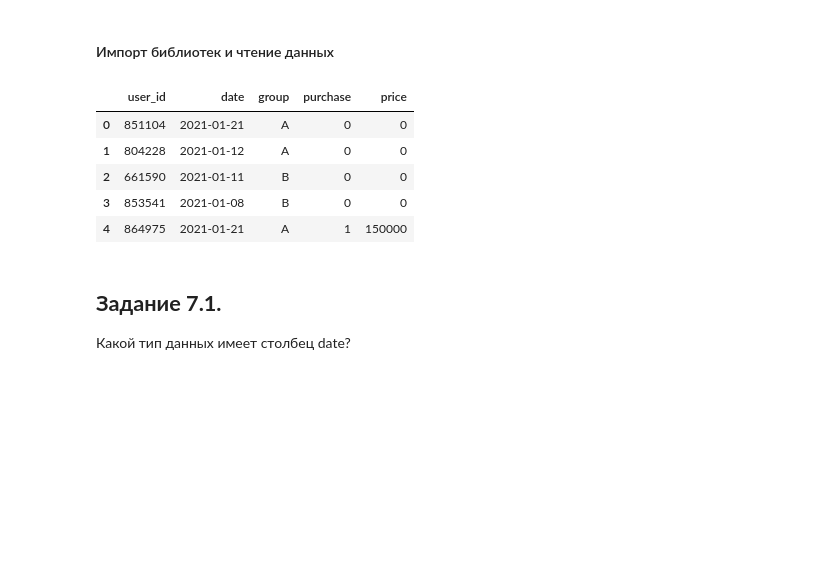
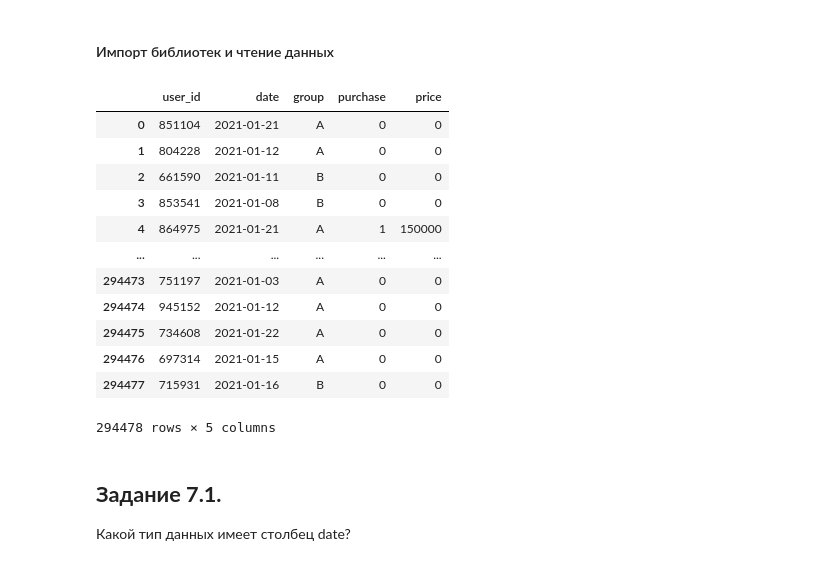
Before and after one commit to PlatArs/Travel_agency_AB-test, a Jupyter notebook: Travel agency AB testing.ipynb, the cells around one changed output. Drawn from its saved outputs; the diff is of its cells as text; code cells hidden in the pictures; blank space fills up the shorter version.

```diff
--- a/Travel agency AB testing.ipynb
+++ b/Travel agency AB testing.ipynb
@@ -25,14 +27,21 @@ from statsmodels.stats.proportion import proportions_ztest
 # %%
 data = pd.read_csv('ab_data_tourist.csv')
 data = data.copy()
-data.head()
+data
 # %% [output]
 |  | user_id | date | group | purchase | price |
 | 0 | 851104 | 2021-01-21 | A | 0 | 0 |
 | 1 | 804228 | 2021-01-12 | A | 0 | 0 |
 | 2 | 661590 | 2021-01-11 | B | 0 | 0 |
 | 3 | 853541 | 2021-01-08 | B | 0 | 0 |
 | 4 | 864975 | 2021-01-21 | A | 1 | 150000 |
+| ... | ... | ... | ... | ... | ... |
+| 294473 | 751197 | 2021-01-03 | A | 0 | 0 |
+| 294474 | 945152 | 2021-01-12 | A | 0 | 0 |
+| 294475 | 734608 | 2021-01-22 | A | 0 | 0 |
+| 294476 | 697314 | 2021-01-15 | A | 0 | 0 |
+| 294477 | 715931 | 2021-01-16 | B | 0 | 0 |
+294478 rows × 5 columns
 # %% [markdown]
 ## **Задание 7.1.**
 Какой тип данных имеет столбец date?
```
Also changed, not shown: parts of 22 cells of this notebook.
